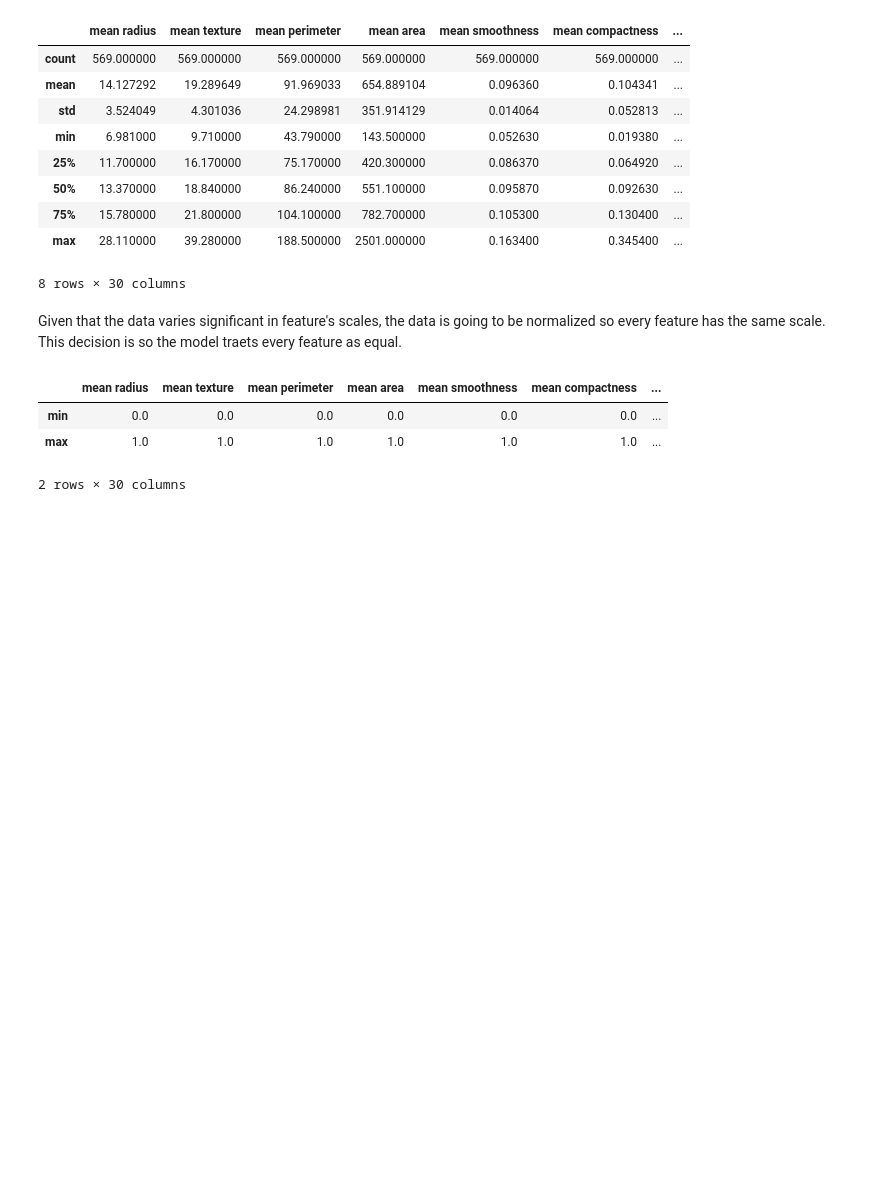
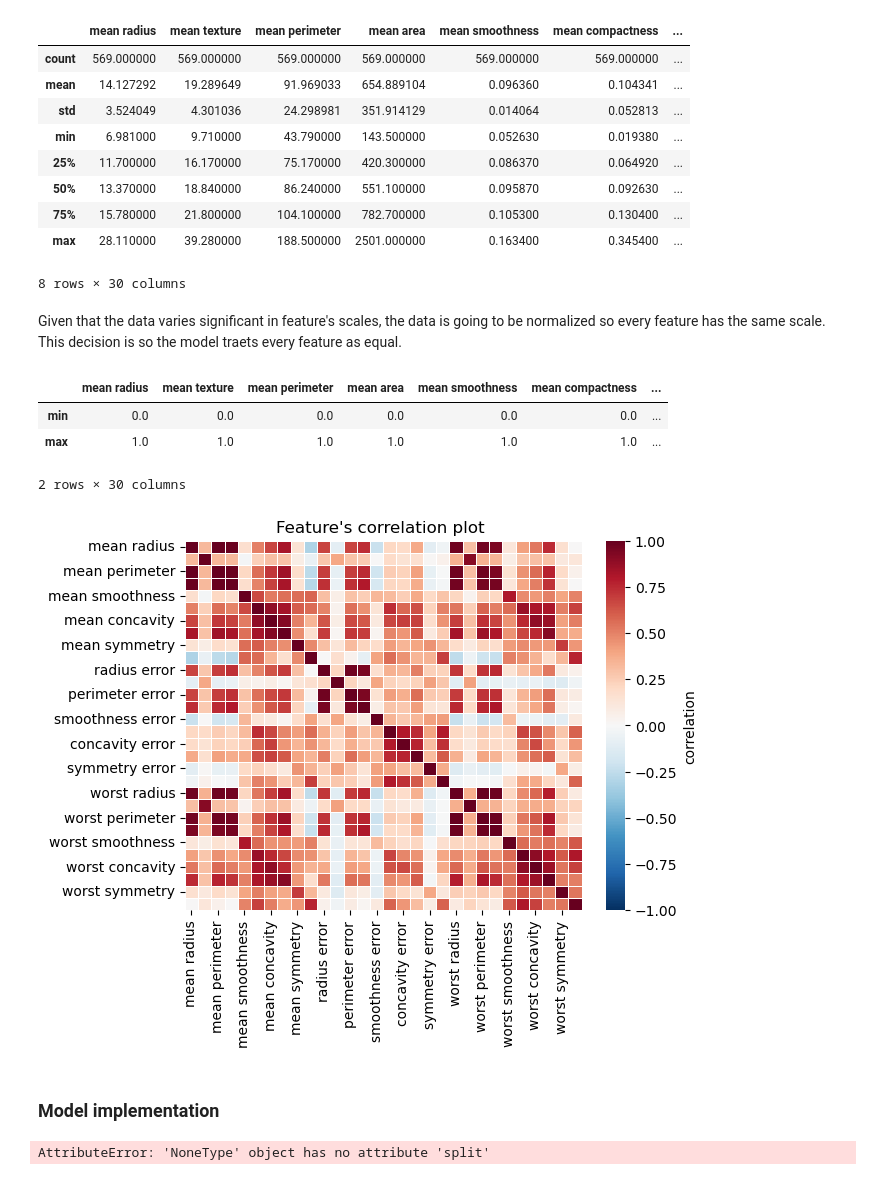
Before and after one commit to DanielVelmo/CodeAcademyProjects, a Jupyter notebook: Cancer Classifier w k-neighbors/file.ipynb, the cells around one changed output. Saved outputs shown, nothing was run; the diff lists cells and outputs as text; code cells hidden in the pictures; blank space fills up the shorter version.

```diff
--- a/Cancer Classifier w k-neighbors/file.ipynb
+++ b/Cancer Classifier w k-neighbors/file.ipynb
@@ -49,3 +51,13 @@ df_norm.describe().loc[['min', 'max']]
 | min | 0.0 | 0.0 | 0.0 | 0.0 | 0.0 | 0.0 | ... |
 | max | 1.0 | 1.0 | 1.0 | 1.0 | 1.0 | 1.0 | ... |
 2 rows × 30 columns
+# %%
+correlation = df_norm.corr()
+ax = sns.heatmap(correlation, linewidth=0.5, cbar_kws={'label': 'correlation'}, cmap = 'RdBu_r', vmin=-1, vmax=1)
+ax.set_title('Feature\'s correlation plot ')
+
+plt.show()
+# %% [output]
+[figure, added]
+# %% [markdown]
+### Model implementation
@@ -51,0 +76,6 @@ df_norm.describe().loc[['min', 'max']]
+# %%
+model = KNeighborsClassifier(n_neighbors= 10)
+model.fit(X_train, y_train)
+model.predict(X_test.values)
+# %% [output]
+AttributeError: 'NoneType' object has no attribute 'split'
```
Also changed, not shown: parts of 4 cells of this notebook.
